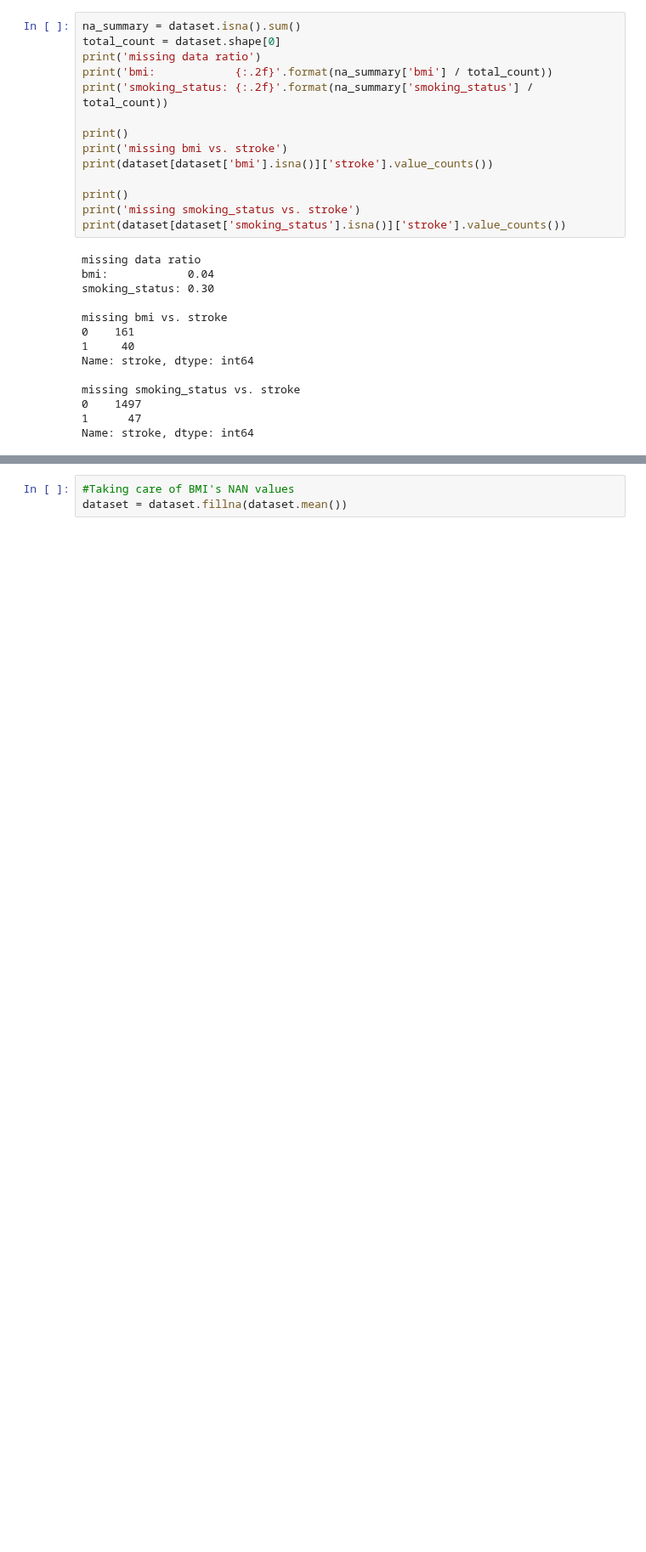
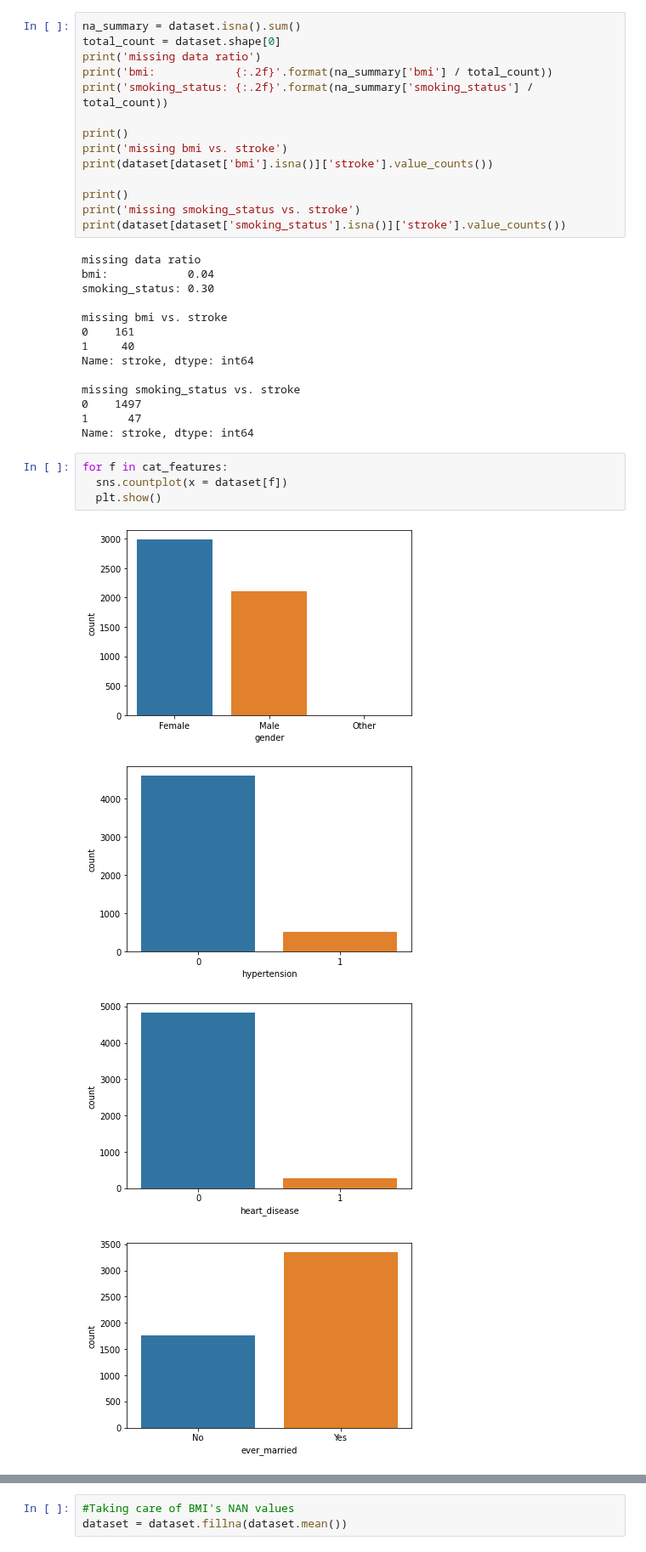
Before and after one commit to xanasa14/MLImplementations, a Jupyter notebook: StrokePredicition.ipynb, the cells around one changed output, grey strips where cells are left out. Shown at 85% size. Cells and saved outputs as stored; diff of their text form; blank space fills up the shorter version.

```diff
--- a/StrokePredicition.ipynb
+++ b/StrokePredicition.ipynb
@@ -120,3 +120,12 @@ missing smoking_status vs. stroke
 0    1497
 1      47
 Name: stroke, dtype: int64
+# %%
+for f in cat_features:
+  sns.countplot(x = dataset[f])
+  plt.show()
+# %% [output]
+[figure, added]
+[figure, added]
+[figure, added]
+[figure, added]
```
Also changed, not shown: parts of 12 cells of this notebook.
